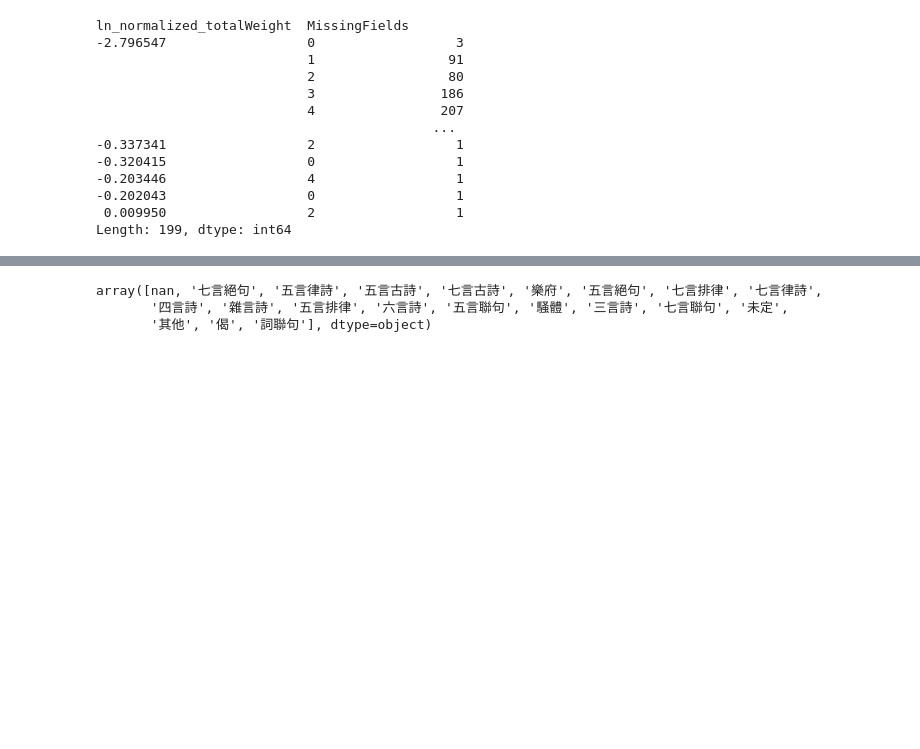
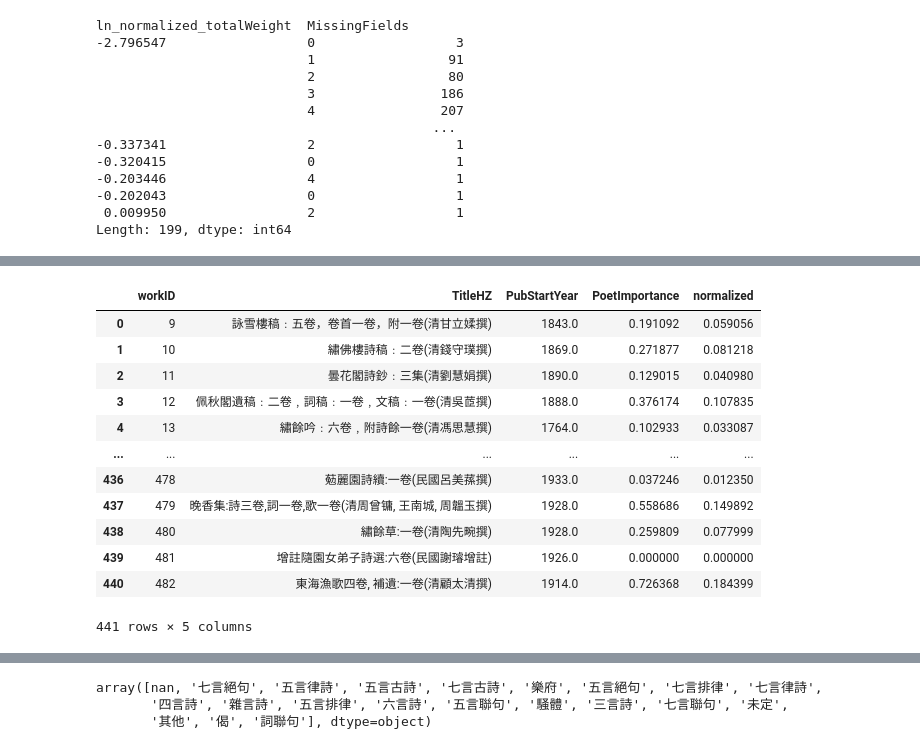
Before and after one commit to April-lemonade/LitRank, a Jupyter notebook: EDA/bieji.ipynb, the cells around one changed output, grey strips where cells are left out. Drawn from its saved outputs; the diff is of its cells as text; code cells hidden in the pictures; blank space fills up the shorter version.

```diff
--- a/EDA/bieji.ipynb
+++ b/EDA/bieji.ipynb
@@ -1056,23 +1086,40 @@ workpoet
 # %%
 # 计算每个作品的总重要性
-work_importance_total = workpoet.groupby('workID')['PoetImportance'].sum()
+work_importance_total = workpoet.groupby('workID')['PoetImportance'].sum().reset_index()
+work_importance_total.columns = ['workID', 'PoetImportance']
 
 # # 计算每个作品的参与诗人数
 # work_poet_count = workpoet.groupby('workID')['poetID'].nunique()
 #
 # # 计算标准化的工作重要性
 # work_importance = work_importance_total / work_poet_count
 # work_importance = work_importance.reset_index()
 # work_importance.columns = ['workID', 'StandardizedWorkImportance']
 
 # 归一化处理：每个作品的重要性除以所有作品重要性的最大值
-max_importance = work_importance_total.max()
-normalized_importance = work_importance_total / max_importance
-normalized_importance_df = normalized_importance.reset_index()
+max_importance = work_importance_total['PoetImportance'].max()
+# normalized_importance = work_importance_total / max_importance
+work_importance_total['normalized'] = np.log(work_importance_total['PoetImportance'] + 1) / np.log(1 + max_importance)
+normalized_importance_df = work_importance_total.reset_index()
 raw_importance = normalized_importance_df.copy()
 normalized_importance_df = normalized_importance_df.merge(work, on='workID', how='outer')[
-    ['workID', 'TitleHZ', 'PubStartYear', 'PoetImportance']]
+    ['workID', 'TitleHZ', 'PubStartYear', 'PoetImportance','normalized']]
 normalized_importance_df
+# work_importance_total
+# %% [output]
+|  | workID | TitleHZ | PubStartYear | PoetImportance | normalized |
+| 0 | 9 | 詠雪樓稿﹕五卷，卷首一卷，附一卷(清甘立媃撰) | 1843.0 | 0.191092 | 0.059056 |
+| 1 | 10 | 繡佛樓詩稿﹕二卷(清錢守璞撰) | 1869.0 | 0.271877 | 0.081218 |
+| 2 | 11 | 曇花閣詩鈔﹕三集(清劉慧娟撰) | 1890.0 | 0.129015 | 0.040980 |
+| 3 | 12 | 佩秋閣遺稿﹕二卷﹐詞稿﹕一卷﹐文稿﹕一卷(清吳茝撰) | 1888.0 | 0.376174 | 0.107835 |
+| 4 | 13 | 繡餘吟﹕六卷﹐附詩餘一卷(清馮思慧撰) | 1764.0 | 0.102933 | 0.033087 |
+| ... | ... | ... | ... | ... | ... |
+| 436 | 478 | 葂麗園詩續:一卷(民國呂美蓀撰) | 1933.0 | 0.037246 | 0.012350 |
+| 437 | 479 | 晚香集:詩三卷,詞一卷,歌一卷(清周曾镛, 王南城, 周韞玉撰) | 1928.0 | 0.558686 | 0.149892 |
+| 438 | 480 | 繡餘草:一卷(清陶先畹撰) | 1928.0 | 0.259809 | 0.077999 |
+| 439 | 481 | 增註隨園女弟子詩選:六卷(民國謝璿增註) | 1926.0 | 0.000000 | 0.000000 |
+| 440 | 482 | 東海漁歌四卷, 補遺:一卷(清顧太清撰) | 1914.0 | 0.726368 | 0.184399 |
+441 rows × 5 columns
 # %%
 columns_to_exclude = ['Summary', 'UniformTitle', 'VariantTitle']
 
```
Also changed, not shown: parts of 6 cells of this notebook, 4 other files.
